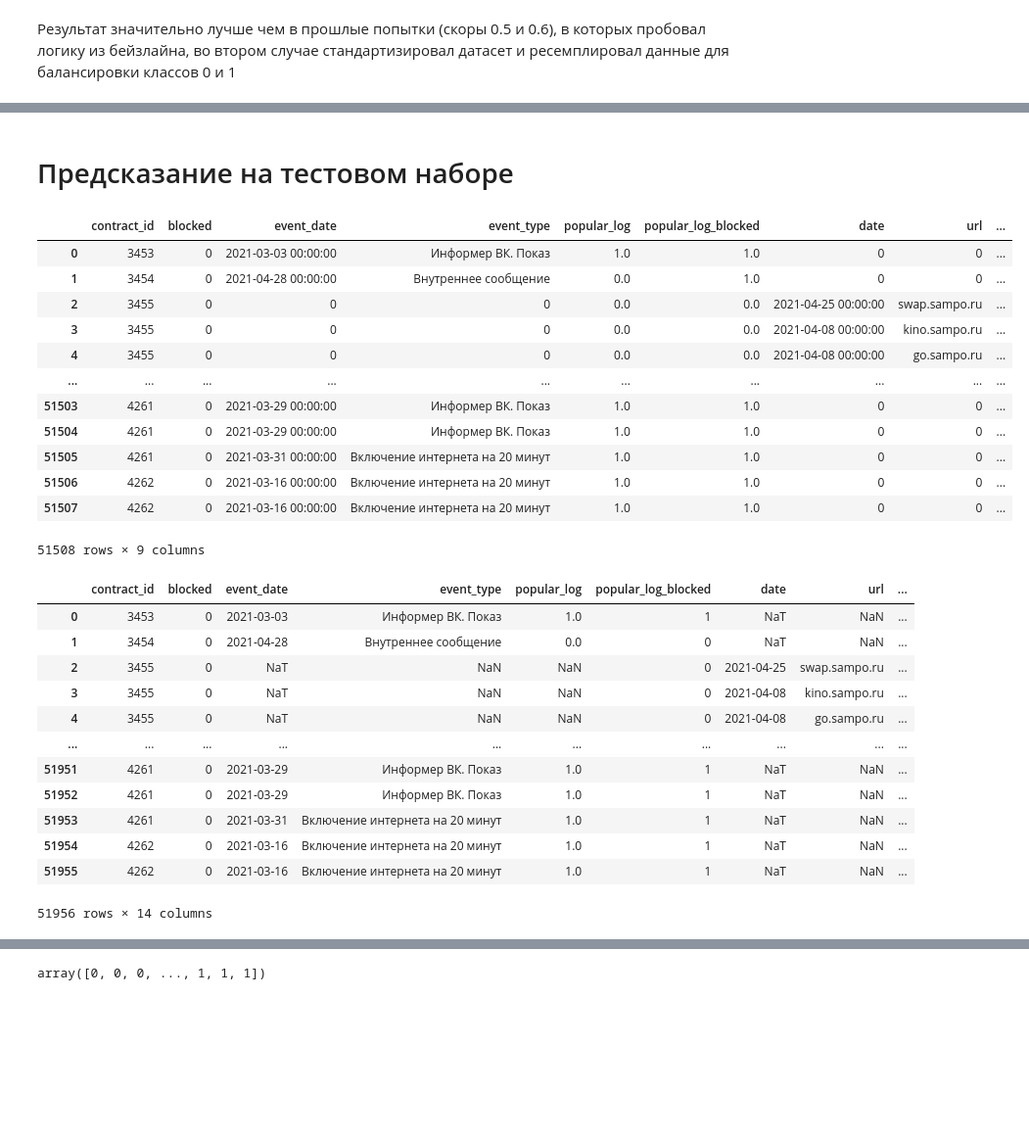
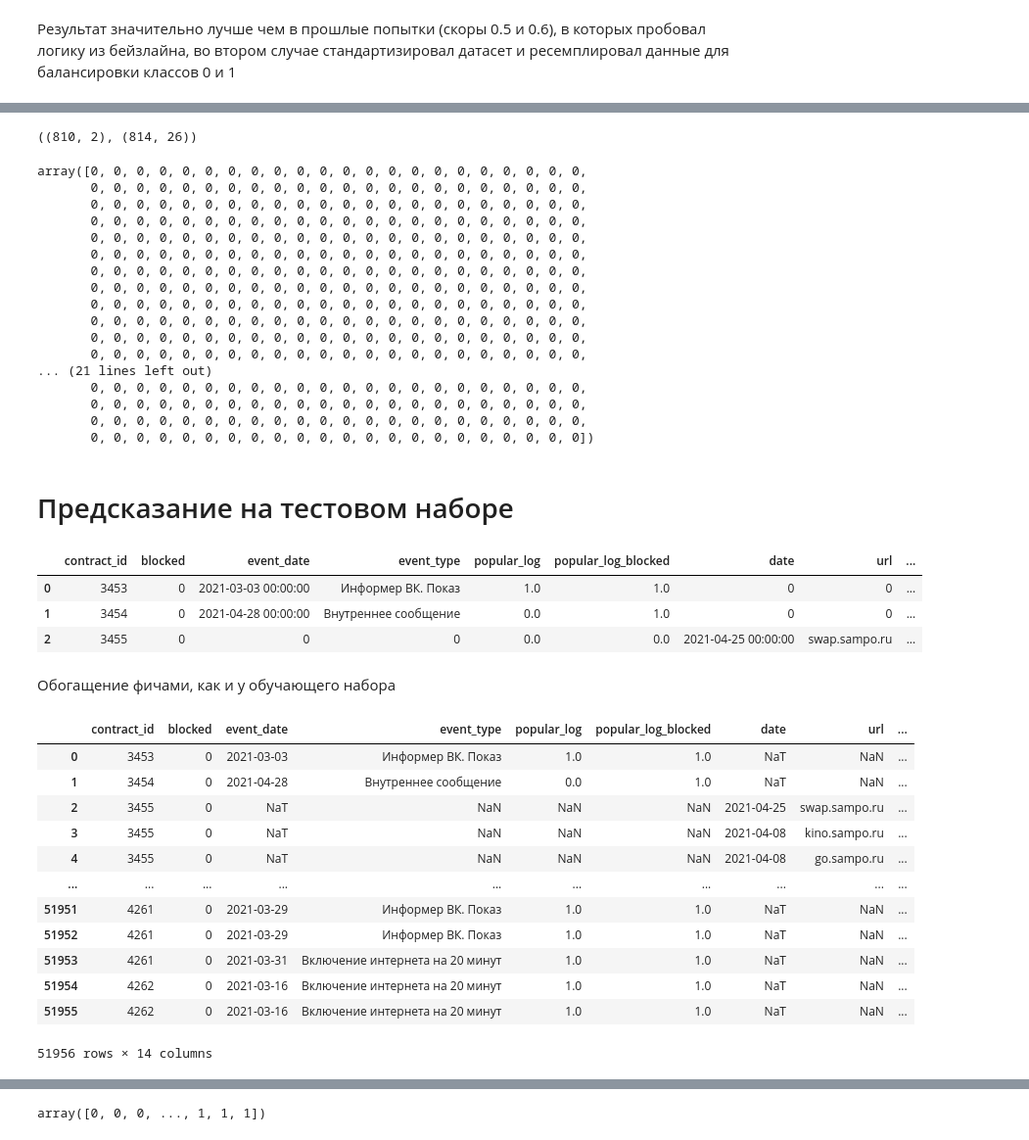
Before and after one commit to isitnik02/Republic-Karelia-Xakaton-2022, a Jupyter notebook: Karelia_baseline.ipynb, the cells around one changed output, grey strips where cells are left out. Shown at 98% size. Cells and saved outputs as stored; diff of their text form; code cells hidden in the pictures; blank space fills up the shorter version.

```diff
--- a/Karelia_baseline.ipynb
+++ b/Karelia_baseline.ipynb
@@ -800,0 +1508,4 @@ Recall score: 0.9972454146527033
+# %%
+df_sample_solution.shape, new_test.shape
+# %% [output]
+((810, 2), (814, 26))
@@ -801,24 +1521,38 @@ Recall score: 0.9972454146527033
+# %%
+test_predict = cbc2.predict(test_pool)
+test_predict
+# %% [output]
+array([0, 0, 0, 0, 0, 0, 0, 0, 0, 0, 0, 0, 0, 0, 0, 0, 0, 0, 0, 0, 0, 0,
+       0, 0, 0, 0, 0, 0, 0, 0, 0, 0, 0, 0, 0, 0, 0, 0, 0, 0, 0, 0, 0, 0,
+       0, 0, 0, 0, 0, 0, 0, 0, 0, 0, 0, 0, 0, 0, 0, 0, 0, 0, 0, 0, 0, 0,
+       0, 0, 0, 0, 0, 0, 0, 0, 0, 0, 0, 0, 0, 0, 0, 0, 0, 0, 0, 0, 0, 0,
+       0, 0, 0, 0, 0, 0, 0, 0, 0, 0, 0, 0, 0, 0, 0, 0, 0, 0, 0, 0, 0, 0,
+       0, 0, 0, 0, 0, 0, 0, 0, 0, 0, 0, 0, 0, 0, 0, 0, 0, 0, 0, 0, 0, 0,
+       0, 0, 0, 0, 0, 0, 0, 0, 0, 0, 0, 0, 0, 0, 0, 0, 0, 0, 0, 0, 0, 0,
+       0, 0, 0, 0, 0, 0, 0, 0, 0, 0, 0, 0, 0, 0, 0, 0, 0, 0, 0, 0, 0, 0,
+       0, 0, 0, 0, 0, 0, 0, 0, 0, 0, 0, 0, 0, 0, 0, 0, 0, 0, 0, 0, 0, 0,
+       0, 0, 0, 0, 0, 0, 0, 0, 0, 0, 0, 0, 0, 0, 0, 0, 0, 0, 0, 0, 0, 0,
+       0, 0, 0, 0, 0, 0, 0, 0, 0, 0, 0, 0, 0, 0, 0, 0, 0, 0, 0, 0, 0, 0,
+       0, 0, 0, 0, 0, 0, 0, 0, 0, 0, 0, 0, 0, 0, 0, 0, 0, 0, 0, 0, 0, 0,
+... (21 lines left out)
+       0, 0, 0, 0, 0, 0, 0, 0, 0, 0, 0, 0, 0, 0, 0, 0, 0, 0, 0, 0, 0, 0,
+       0, 0, 0, 0, 0, 0, 0, 0, 0, 0, 0, 0, 0, 0, 0, 0, 0, 0, 0, 0, 0, 0,
+       0, 0, 0, 0, 0, 0, 0, 0, 0, 0, 0, 0, 0, 0, 0, 0, 0, 0, 0, 0, 0, 0,
+       0, 0, 0, 0, 0, 0, 0, 0, 0, 0, 0, 0, 0, 0, 0, 0, 0, 0, 0, 0, 0, 0])
 # %% [markdown]
 # Предсказание на тестовом наборе
 # %%
 test_full = df_sample_solution.copy()
 test_full = test_full.merge(df_log, on='contract_id', how='left').fillna(0)
 test_full = test_full.merge(df_named, on='contract_id', how='left').fillna(0)
-test_full
+test_full.head(3)
 # %% [output]
 |  | contract_id | blocked | event_date | event_type | popular_log | popular_log_blocked | date | url | ... |
 | 0 | 3453 | 0 | 2021-03-03 00:00:00 | Информер ВК. Показ | 1.0 | 1.0 | 0 | 0 | ... |
 | 1 | 3454 | 0 | 2021-04-28 00:00:00 | Внутреннее сообщение | 0.0 | 1.0 | 0 | 0 | ... |
 | 2 | 3455 | 0 | 0 | 0 | 0.0 | 0.0 | 2021-04-25 00:00:00 | swap.sampo.ru | ... |
-| 3 | 3455 | 0 | 0 | 0 | 0.0 | 0.0 | 2021-04-08 00:00:00 | kino.sampo.ru | ... |
-| 4 | 3455 | 0 | 0 | 0 | 0.0 | 0.0 | 2021-04-08 00:00:00 | go.sampo.ru | ... |
-| ... | ... | ... | ... | ... | ... | ... | ... | ... | ... |
-| 51503 | 4261 | 0 | 2021-03-29 00:00:00 | Информер ВК. Показ | 1.0 | 1.0 | 0 | 0 | ... |
-| 51504 | 4261 | 0 | 2021-03-29 00:00:00 | Информер ВК. Показ | 1.0 | 1.0 | 0 | 0 | ... |
-| 51505 | 4261 | 0 | 2021-03-31 00:00:00 | Включение интернета на 20 минут | 1.0 | 1.0 | 0 | 0 | ... |
-| 51506 | 4262 | 0 | 2021-03-16 00:00:00 | Включение интернета на 20 минут | 1.0 | 1.0 | 0 | 0 | ... |
-| 51507 | 4262 | 0 | 2021-03-16 00:00:00 | Включение интернета на 20 минут | 1.0 | 1.0 | 0 | 0 | ... |
-51508 rows × 9 columns
+# %% [markdown]
+Обогащение фичами, как и у обучающего набора
 # %%
 test_full = df_sample_solution.copy()
 test_full = test_full.merge(df_log, on='contract_id', how='left')#.fillna(0)
@@ -827,31 +1561,28 @@ test_full = test_full.merge(df_type_contract, on='contract_id', how='left')#.fil
 test_full = test_full.merge(count_log , on="contract_id", how='left')#.fillna(0)
 named_transform = pd.get_dummies(df_named[['contract_id', 'dest']]).groupby(['contract_id']).sum()
 test_full = test_full.merge(named_transform , on="contract_id", how='left')#.fillna(0)
-#test_full['dest_rt.ru'] = test_full['dest_rt.ru'].astype(int)
-#test_full['dest_sampo.ru'] = test_full['dest_sampo.ru'].astype(int)
+test_full = test_full.merge(count_url, on="contract_id", how='left')
+
 test_full.drop(['event_date_y', 'event_type_y'], axis=1, inplace=True)
 test_full.rename(columns={'event_date_x': 'event_date', 'popular_log_x': 'popular_log',
                            'popular_log_y': 'event_count', 'event_type_x': 'event_type'}, inplace=True)
 #test_full['event_count'] = test_full['event_count'].astype(int)
 
-test_full['popular_log_blocked'] = test_full.apply(lambda x: mark_pop_log_blocked(x.event_type), axis=1)
-test_full['popular_url_blocked'] = test_full.apply(lambda x: mark_pop_url_blocked(x.event_type), axis=1)
-
 categorial_features = ['event_type', 'url', 'dest']
 
 test_full
 # %% [output]
 |  | contract_id | blocked | event_date | event_type | popular_log | popular_log_blocked | date | url | ... |
-| 0 | 3453 | 0 | 2021-03-03 | Информер ВК. Показ | 1.0 | 1 | NaT | NaN | ... |
-| 1 | 3454 | 0 | 2021-04-28 | Внутреннее сообщение | 0.0 | 0 | NaT | NaN | ... |
-| 2 | 3455 | 0 | NaT | NaN | NaN | 0 | 2021-04-25 | swap.sampo.ru | ... |
-| 3 | 3455 | 0 | NaT | NaN | NaN | 0 | 2021-04-08 | kino.sampo.ru | ... |
-| 4 | 3455 | 0 | NaT | NaN | NaN | 0 | 2021-04-08 | go.sampo.ru | ... |
+| 0 | 3453 | 0 | 2021-03-03 | Информер ВК. Показ | 1.0 | 1.0 | NaT | NaN | ... |
+| 1 | 3454 | 0 | 2021-04-28 | Внутреннее сообщение | 0.0 | 1.0 | NaT | NaN | ... |
+| 2 | 3455 | 0 | NaT | NaN | NaN | NaN | 2021-04-25 | swap.sampo.ru | ... |
+| 3 | 3455 | 0 | NaT | NaN | NaN | NaN | 2021-04-08 | kino.sampo.ru | ... |
+| 4 | 3455 | 0 | NaT | NaN | NaN | NaN | 2021-04-08 | go.sampo.ru | ... |
 | ... | ... | ... | ... | ... | ... | ... | ... | ... | ... |
-| 51951 | 4261 | 0 | 2021-03-29 | Информер ВК. Показ | 1.0 | 1 | NaT | NaN | ... |
-| 51952 | 4261 | 0 | 2021-03-29 | Информер ВК. Показ | 1.0 | 1 | NaT | NaN | ... |
-| 51953 | 4261 | 0 | 2021-03-31 | Включение интернета на 20 минут | 1.0 | 1 | NaT | NaN | ... |
-| 51954 | 4262 | 0 | 2021-03-16 | Включение интернета на 20 минут | 1.0 | 1 | NaT | NaN | ... |
-| 51955 | 4262 | 0 | 2021-03-16 | Включение интернета на 20 минут | 1.0 | 1 | NaT | NaN | ... |
+| 51951 | 4261 | 0 | 2021-03-29 | Информер ВК. Показ | 1.0 | 1.0 | NaT | NaN | ... |
+| 51952 | 4261 | 0 | 2021-03-29 | Информер ВК. Показ | 1.0 | 1.0 | NaT | NaN | ... |
+| 51953 | 4261 | 0 | 2021-03-31 | Включение интернета на 20 минут | 1.0 | 1.0 | NaT | NaN | ... |
+| 51954 | 4262 | 0 | 2021-03-16 | Включение интернета на 20 минут | 1.0 | 1.0 | NaT | NaN | ... |
+| 51955 | 4262 | 0 | 2021-03-16 | Включение интернета на 20 минут | 1.0 | 1.0 | NaT | NaN | ... |
 51956 rows × 14 columns
 # %%
```
Also changed, not shown: parts of 117 cells of this notebook.
